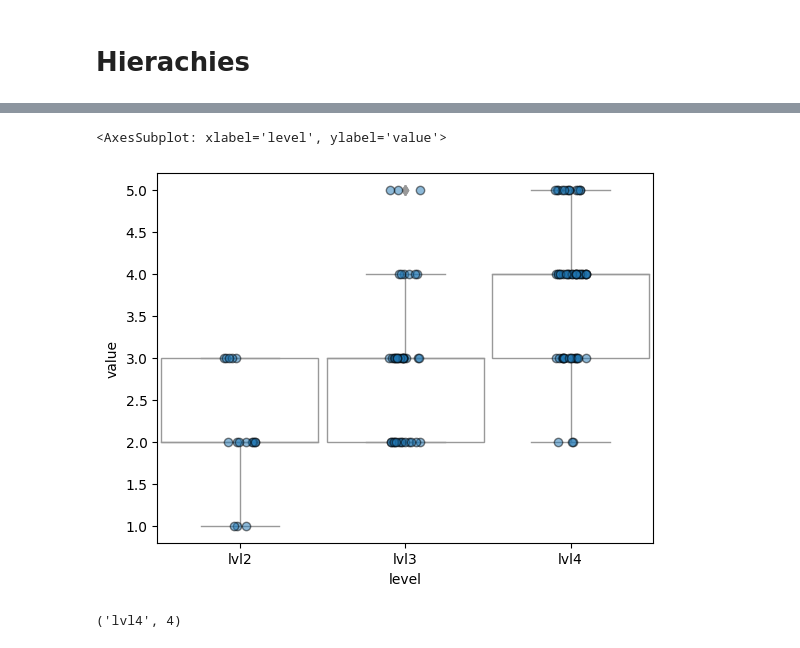
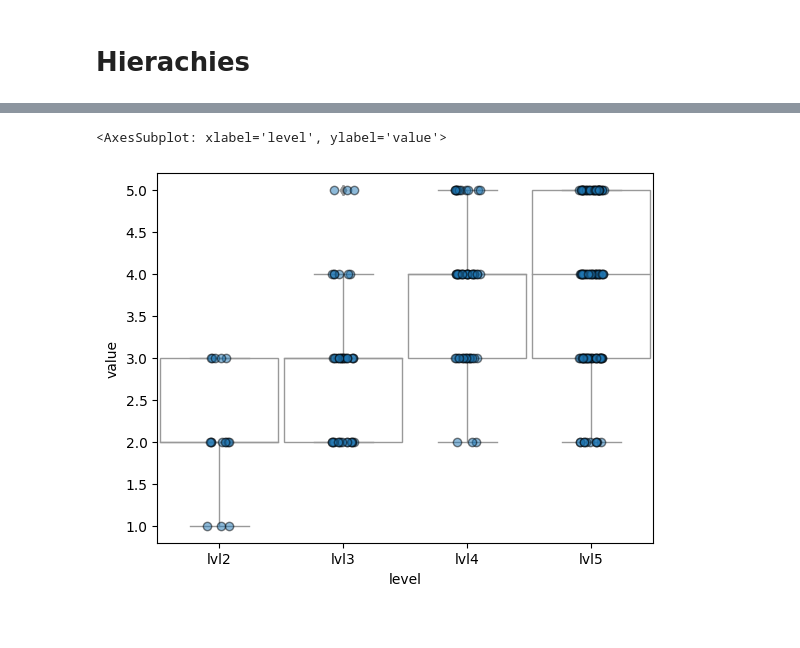
Before and after one commit to buettnerlab/reproducibility_convex_gating, a Jupyter notebook: Figure_5/P03_auswertung.ipynb, the cells around one changed output, grey strips where cells are left out. Saved outputs shown, nothing was run; the diff lists cells and outputs as text; code cells hidden in the pictures.

```diff
--- a/Figure_5/P03_auswertung.ipynb
+++ b/Figure_5/P03_auswertung.ipynb
@@ -141,15 +183,11 @@ melted_hierarchy
 # %%
-colors_hierarchy={"lvl2": "#FFFFFF","lvl3": "#FFFFFF","lvl4":"#FFFFFF"}
+colors_hierarchy={"lvl2": "#FFFFFF","lvl3": "#FFFFFF","lvl4":"#FFFFFF","lvl5":"#FFFFFF"}
+
+sns.boxplot(x="level",y="value",data = melted_hierarchy,linewidth = 1,width = 0.95,palette = colors_hierarchy)
+sns.stripplot(x="level",y="value", dodge=True,data = melted_hierarchy,size = 6,edgecolor = 'black',linewidth= 1,
+              jitter = True,alpha =0.5)
+# %% [output]
+<AxesSubplot: xlabel='level', ylabel='value'>
+[figure, added]
-# %%
-sns.boxplot(x="level",y="value",data = melted_hierarchy,linewidth = 1,width = 0.95,palette = colors_hierarchy)
-sns.stripplot(x="level",y="value", dodge=True,data = melted_hierarchy,size = 6,edgecolor = 'black',linewidth= 1,
-              jitter = True,alpha =0.5)
-# %% [output]
-<AxesSubplot: xlabel='level', ylabel='value'>
-[figure, removed]
-# %%
-overview[['level','hierarchy']].value_counts().index[
-# %% [output]
-('lvl4', 4)
 # %%
 df_hierachies = pd.DataFrame(overview[['level','hierarchy']].value_counts())
```
Also changed, not shown: parts of 60 cells of this notebook, 5 other files.
